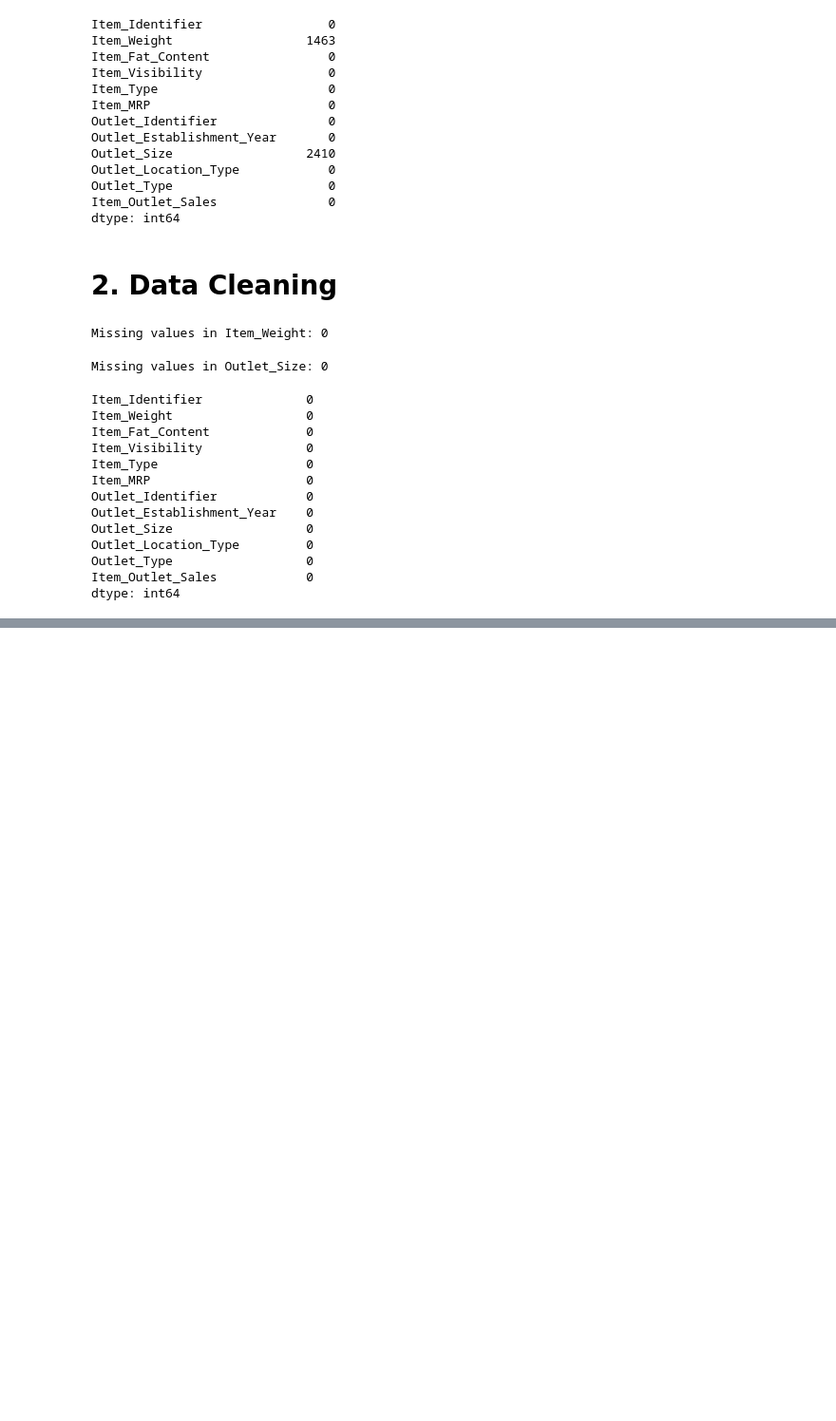
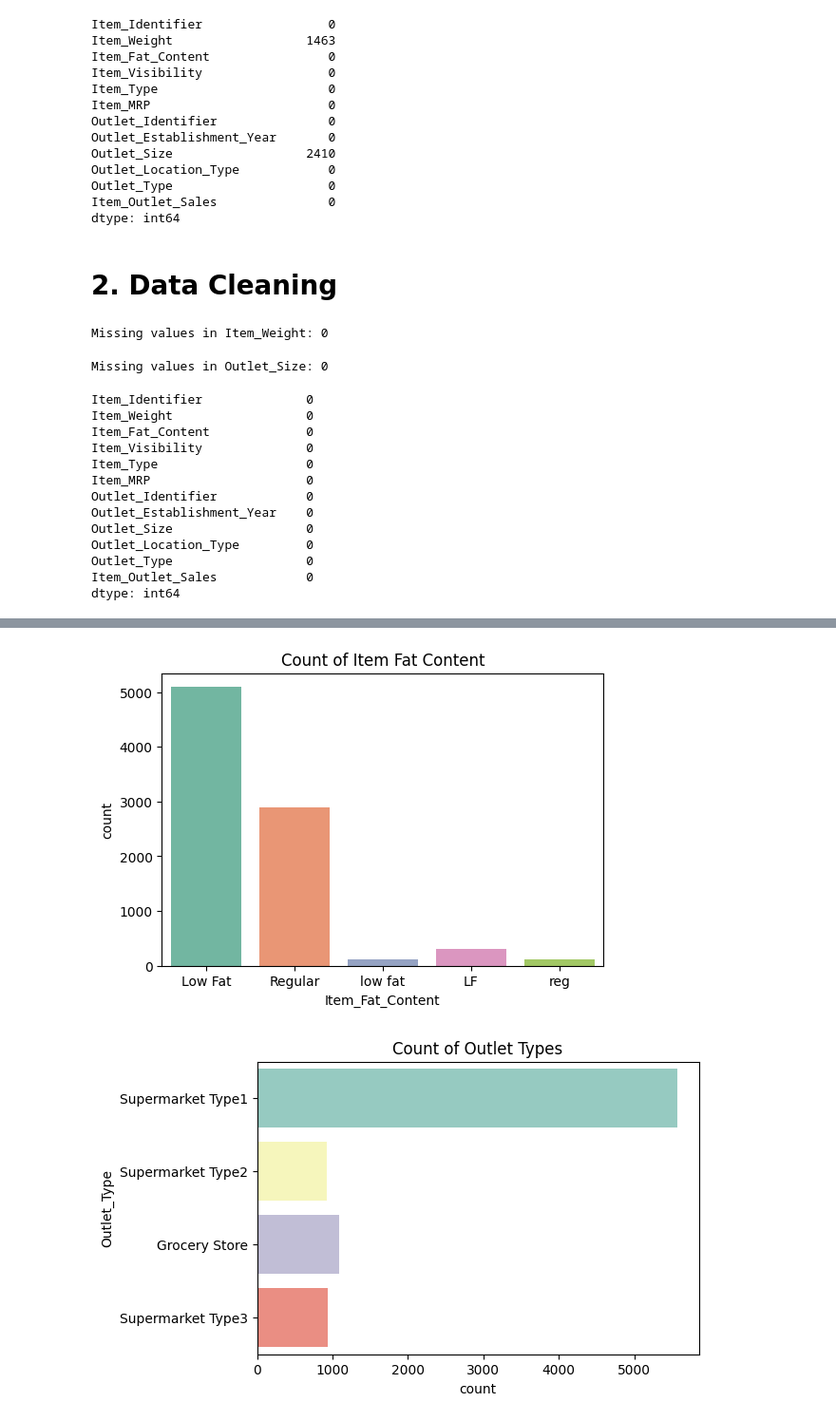
Before and after one commit to RaviVishwakrma/Blinkit_Sales_Analysis_Project, a Jupyter notebook: Blinkit_Sales_Analysis.ipynb, the cells around one changed output, grey strips where cells are left out. Shown at 95% size. Drawn from its saved outputs; the diff is of its cells as text; code cells hidden in the pictures; blank space fills up the shorter version.

```diff
--- a/Blinkit_Sales_Analysis.ipynb
+++ b/Blinkit_Sales_Analysis.ipynb
@@ -194,0 +199,15 @@ It helps us find strong or weak correlations between features.
+# %%
+# Item_Fat_Content
+plt.figure(figsize=(6,4))
+sns.countplot(x='Item_Fat_Content', data=df, hue='Item_Fat_Content', palette='Set2', legend=False)
+plt.title("Count of Item Fat Content")
+plt.show()
+
+# Outlet_Type
+plt.figure(figsize=(6,4))
+sns.countplot(y='Outlet_Type', data=df, hue='Outlet_Type', palette='Set3', legend=False)
+plt.title("Count of Outlet Types")
+plt.show()
+# %% [output]
+[figure, added]
+[figure, added]
```
Also changed, not shown: parts of 55 cells of this notebook.
